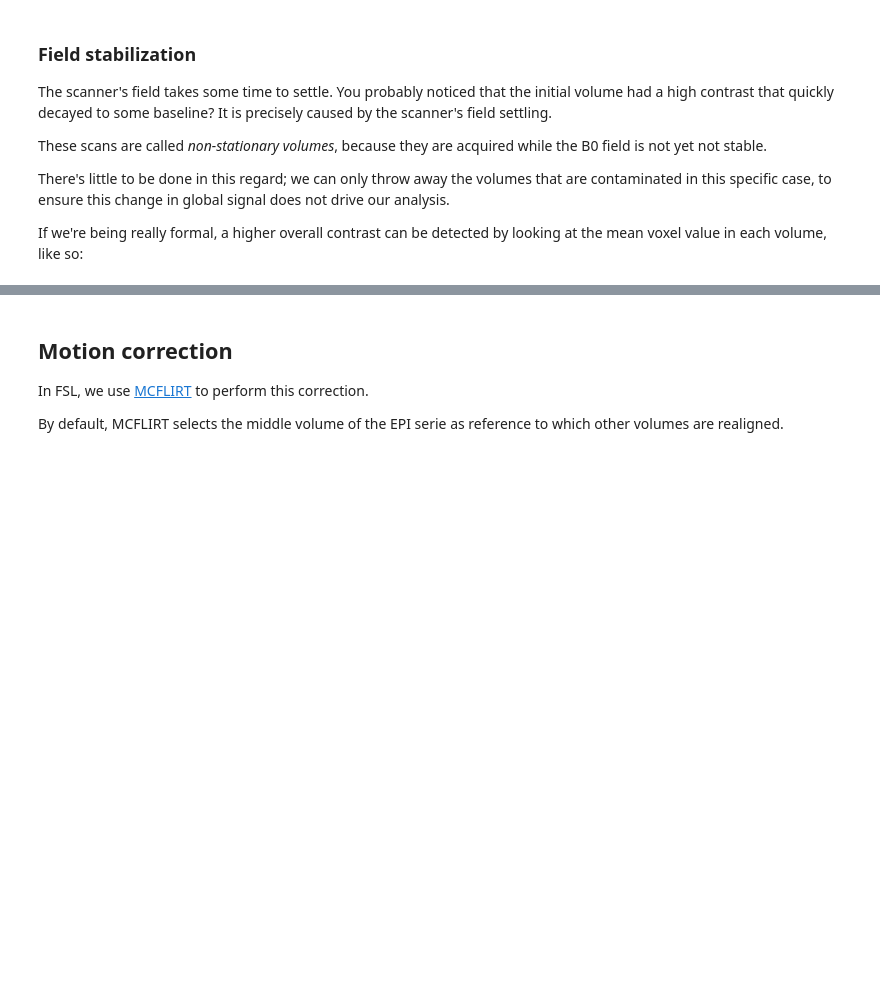
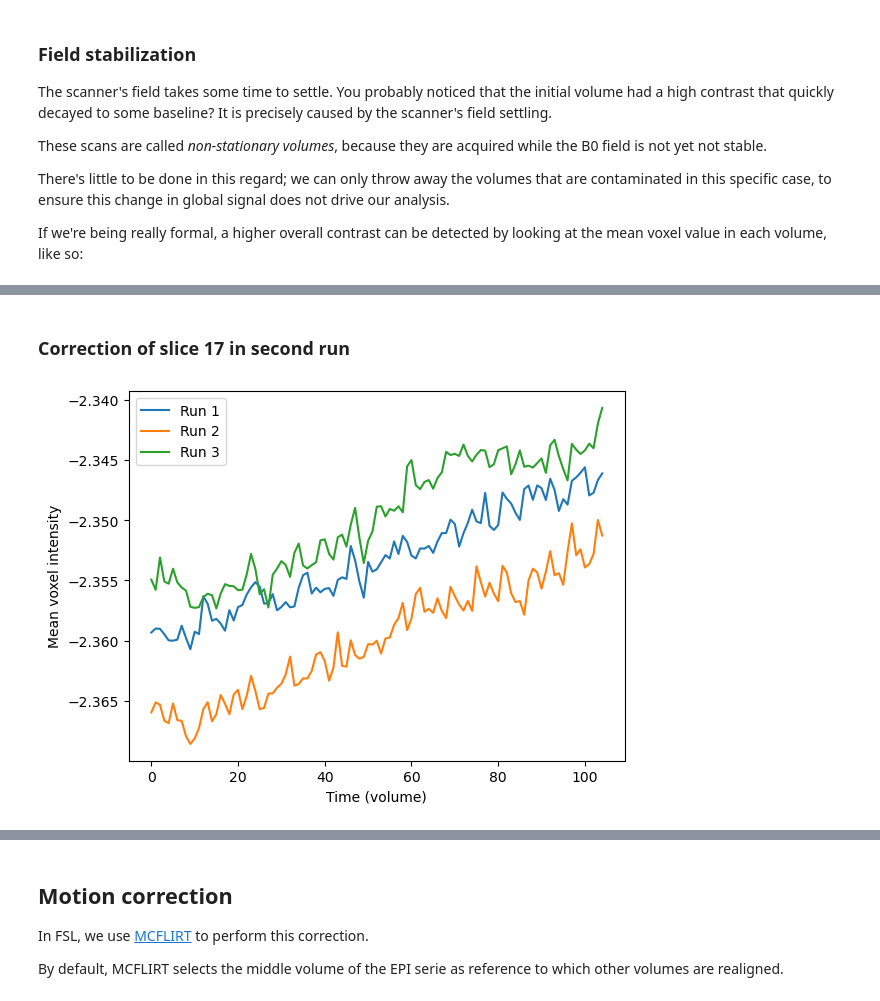
Before and after one commit to NicolasRR/NSSP, a Jupyter notebook: preprocessing.ipynb, the cells around one changed output, grey strips where cells are left out. Cells and saved outputs as stored; diff of their text form; code cells hidden in the pictures; blank space fills up the shorter version.

```diff
--- a/preprocessing.ipynb
+++ b/preprocessing.ipynb
@@ -382,0 +534,5 @@ Most scanners nowadays actually acquire few scans to help the B0 field settle. T
+# %%
+import matplotlib.pyplot as plt
+import nibabel as nib
+processed_functional_path = op.join(preproc_root, 'sub-control01', 'func')
+functional_path = op.join(bids_root, 'sub-control01', 'func')
@@ -382,0 +550,28 @@ Most scanners nowadays actually acquire few scans to help the B0 field settle. T
+# %% [markdown]
+<h3>Correction of slice 17 in second run</h3>
+# %%
+path_normalized_output_1 = op.join(processed_functional_path, 'sub-control01_task-music_run-1_bold_norm.nii.gz')
+path_normalized_output_2 = op.join(processed_functional_path, 'sub-control01_task-music_run-2_bold_norm_.nii.gz')
+path_normalized_output_3 = op.join(processed_functional_path, 'sub-control01_task-music_run-3_bold_norm_.nii.gz')
+functional_1_path = op.join(functional_path, 'sub-control01_task-music_run-1_bold.nii.gz')
+functional_2_path = op.join(functional_path, 'sub-control01_task-music_run-2_bold.nii.gz')
+functional_3_path = op.join(functional_path, 'sub-control01_task-music_run-3_bold.nii.gz')
+# %%
+img = nib.load(functional_2_path)
+data = img.get_fdata()
+data[:, :, 47, 17] = np.mean(data[:, :, 46, 17])
+data = data[:, :, :, 1:]
+img_out = nib.Nifti1Image(data,img.affine, img.header)
+nib.save(img_out, op.join(functional_path, 'sub-control01_task-music_run-2_bold.nii.gz'))
+# %%
+import matplotlib.pyplot as plt
+import nibabel as nib
+for run in range(1, 4):
+    bold_path = op.join(bids_root, 'sub-control01', 'func', 'sub-control01_task-music_run-{}_bold.nii.gz'.format(run))
+    bold_img = nib.load(bold_path)
+    bold_data = bold_img.get_fdata()
+    mean_data = bold_data.mean(axis=(0, 1, 2))
+    plt.plot(mean_data, label='Run {}'.format(run))
+plt.legend()
+plt.xlabel('Time (volume)')
+plt.ylabel('Mean voxel intensity')
@@ -382,0 +582,10 @@ Most scanners nowadays actually acquire few scans to help the B0 field settle. T
+# %%
+plt.plot(nib.load(path_normalized_output_1).get_fdata().mean(axis=(0,1,2)), label='Run 1')
+plt.plot(nib.load(path_normalized_output_2).get_fdata().mean(axis=(0,1,2)), label='Run 2')
+plt.plot(nib.load(path_normalized_output_3).get_fdata().mean(axis=(0,1,2)), label='Run 3')
+plt.xlabel('Time (volume)')
+plt.ylabel('Mean voxel intensity')
+plt.legend()
+plt.show()
+# %% [output]
+[figure, added]
```
Also changed, not shown: parts of 58 cells of this notebook, 1 other file.
